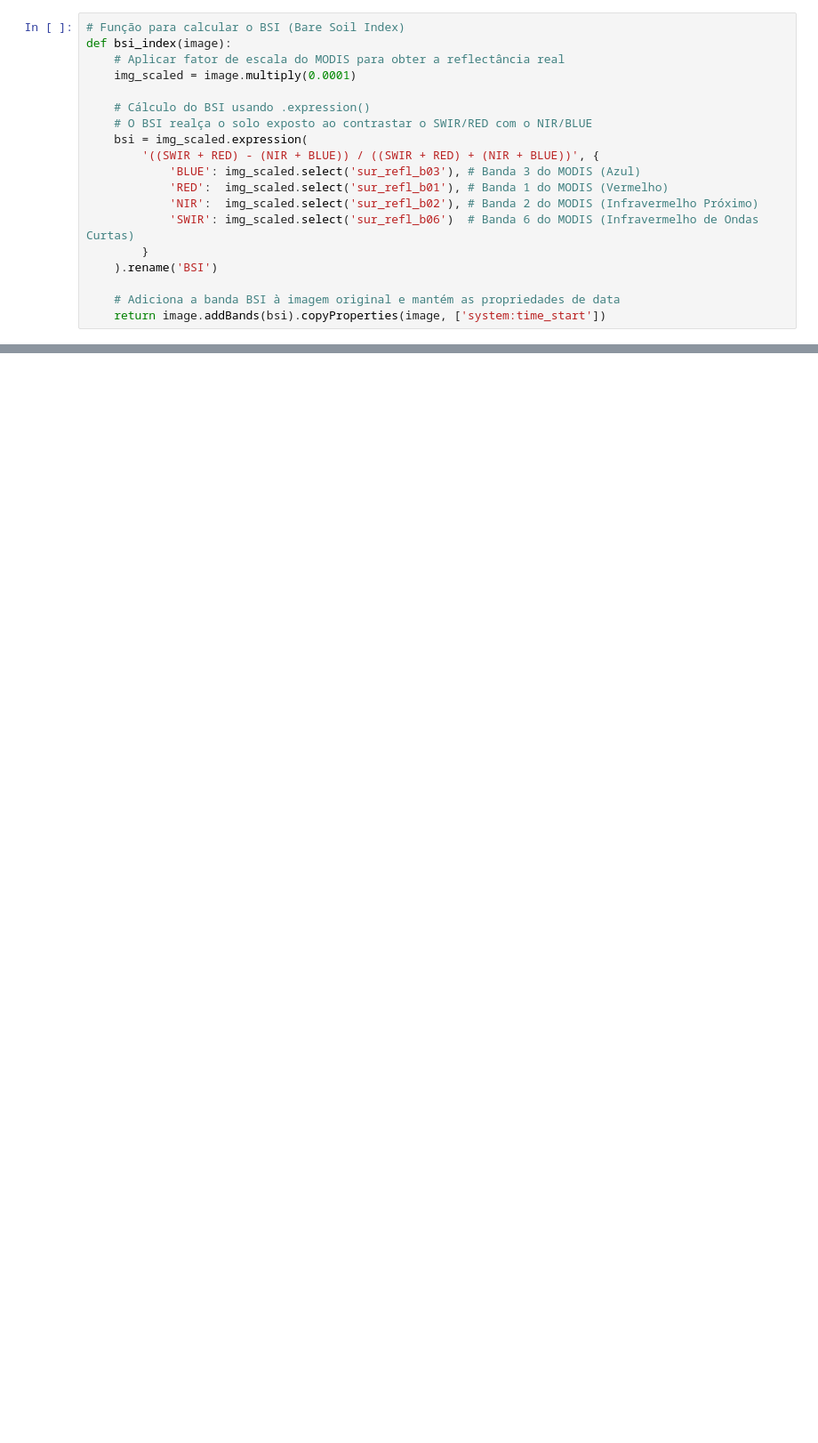
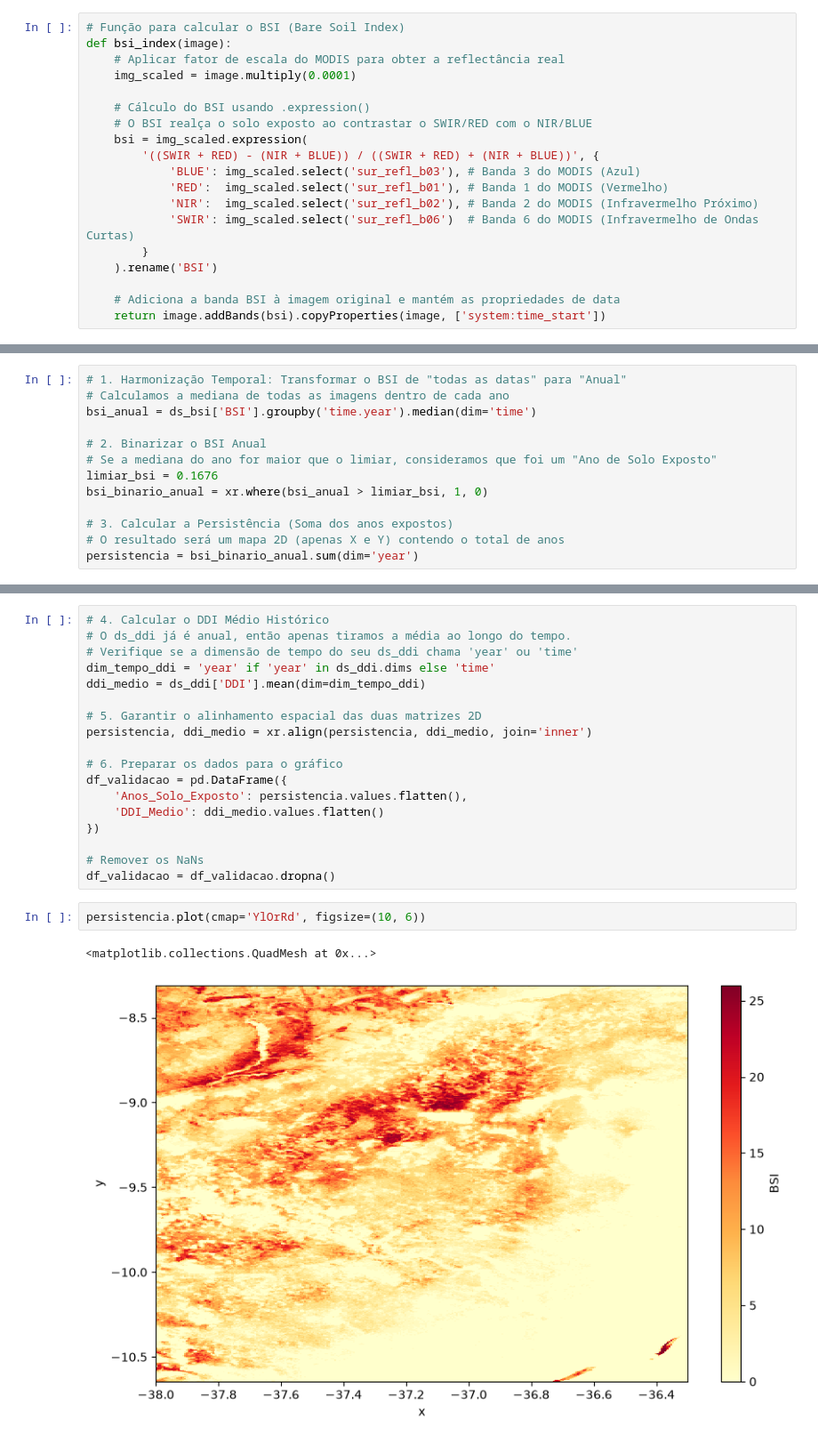
Before and after one commit to gabmartinez96/desertificacao_sf, a Jupyter notebook: scripts/4-SoloExposto.ipynb, the cells around one changed output, grey strips where cells are left out. Shown at 89% size. Cells and saved outputs as stored; diff of their text form; blank space fills up the shorter version.

```diff
--- a/scripts/4-SoloExposto.ipynb
+++ b/scripts/4-SoloExposto.ipynb
@@ -46,0 +181,13 @@ def bsi_index(image):
+# %%
+# 1. Harmonização Temporal: Transformar o BSI de "todas as datas" para "Anual"
+# Calculamos a mediana de todas as imagens dentro de cada ano
+bsi_anual = ds_bsi['BSI'].groupby('time.year').median(dim='time')
+
+# 2. Binarizar o BSI Anual
+# Se a mediana do ano for maior que o limiar, consideramos que foi um "Ano de Solo Exposto"
+limiar_bsi = 0.1676
+bsi_binario_anual = xr.where(bsi_anual > limiar_bsi, 1, 0)
+
+# 3. Calcular a Persistência (Soma dos anos expostos)
+# O resultado será um mapa 2D (apenas X e Y) contendo o total de anos
+persistencia = bsi_binario_anual.sum(dim='year')
@@ -46,0 +217,23 @@ def bsi_index(image):
+# %%
+# 4. Calcular o DDI Médio Histórico
+# O ds_ddi já é anual, então apenas tiramos a média ao longo do tempo.
+# Verifique se a dimensão de tempo do seu ds_ddi chama 'year' ou 'time'
+dim_tempo_ddi = 'year' if 'year' in ds_ddi.dims else 'time'
+ddi_medio = ds_ddi['DDI'].mean(dim=dim_tempo_ddi)
+
+# 5. Garantir o alinhamento espacial das duas matrizes 2D
+persistencia, ddi_medio = xr.align(persistencia, ddi_medio, join='inner')
+
+# 6. Preparar os dados para o gráfico
+df_validacao = pd.DataFrame({
+    'Anos_Solo_Exposto': persistencia.values.flatten(),
+    'DDI_Medio': ddi_medio.values.flatten()
+})
+
+# Remover os NaNs
+df_validacao = df_validacao.dropna()
+# %%
+persistencia.plot(cmap='YlOrRd', figsize=(10, 6))
+# %% [output]
+<matplotlib.collections.QuadMesh at 0x...>
+[figure, added]
```
Also changed, not shown: parts of 30 cells of this notebook, 3 other files.
